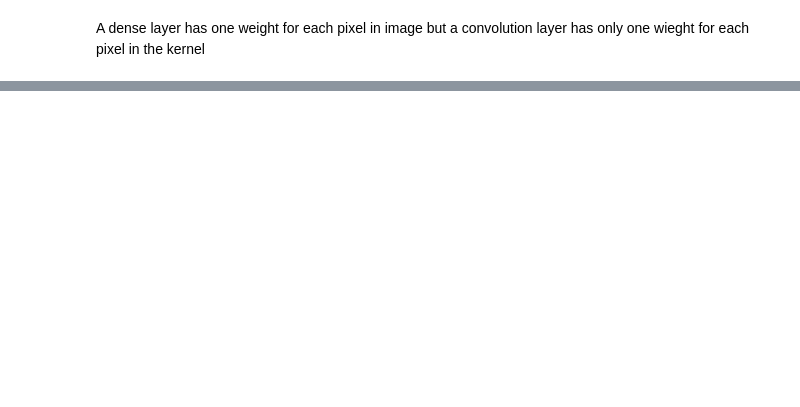
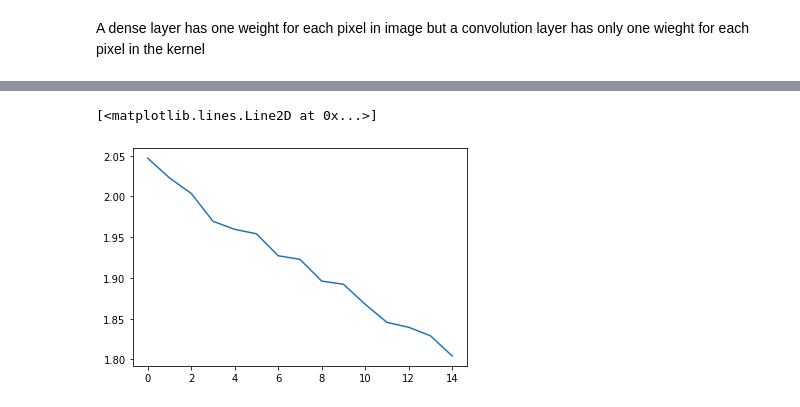
Before and after one commit to ShahrokhGit/DL_Practice, a Jupyter notebook: CNN_Chapter02.ipynb, the cells around one changed output, grey strips where cells are left out. Saved outputs shown, nothing was run; the diff lists cells and outputs as text; code cells hidden in the pictures; blank space fills up the shorter version.

```diff
--- a/CNN_Chapter02.ipynb
+++ b/CNN_Chapter02.ipynb
@@ -177,3 +234,10 @@ A dense layer has one weight for each pixel in image but a convolution layer has
+# %%
+from keras.utils import normalize
+train_input_norm = normalize(train_input)
+test_input_norm = normalize(test_input)
+# %%
+train_input_norm_img = train_input_norm.reshape(9500,32,32,1)
+test_input_norm_img = test_input_norm.reshape(500,32,32,1)
 # %% [markdown]
 <div align = 'right'>
     <font size=3, style='font-family:B Nazanin'>
@@ -220,5 +257,5 @@ shah_classifier3.add(Dense(10, activation='softmax'))
 
 shah_classifier3.compile(optimizer='adam', loss='categorical_crossentropy', metrics=['accuracy'])
 
-shah_classifier3.fit(train_data, train_output_ohe, epochs=20, validation_split=0.2)
+shah_stats = shah_classifier3.fit(train_input_norm_img, train_output_ohe, epochs=15, validation_split=0.2)
 # %% [output]
@@ -247,0 +284,5 @@ shah_classifier3.evaluate(test_data, test_output_ohe)
+# %%
+plt.plot(shah_stats.history['val_loss'])
+# %% [output]
+[<matplotlib.lines.Line2D at 0x...>]
+[figure, added]
```
Also changed, not shown: parts of 16 cells of this notebook, 1 other file.
